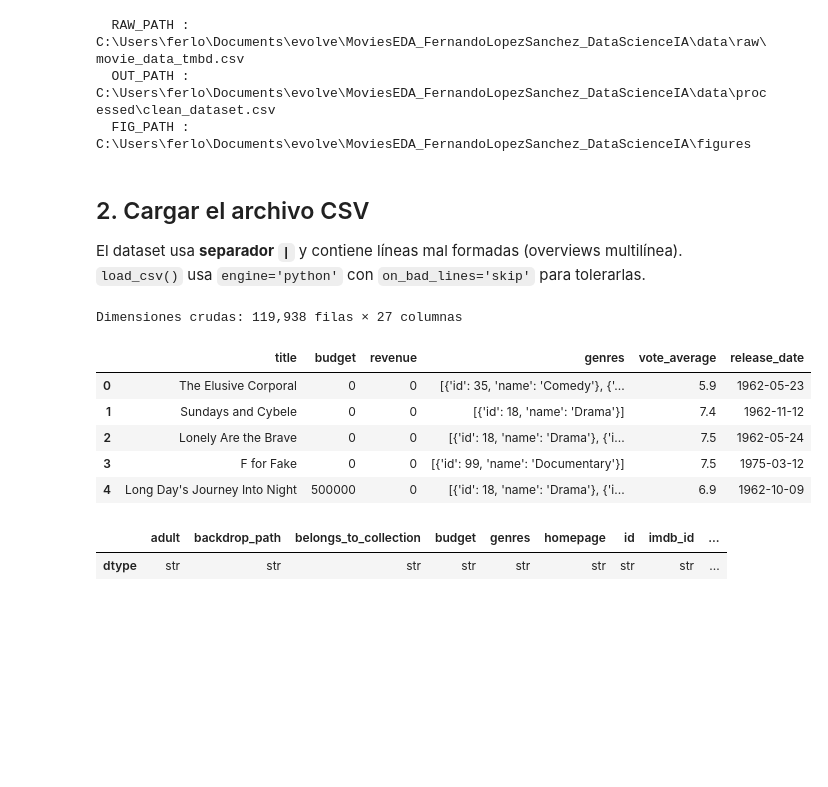
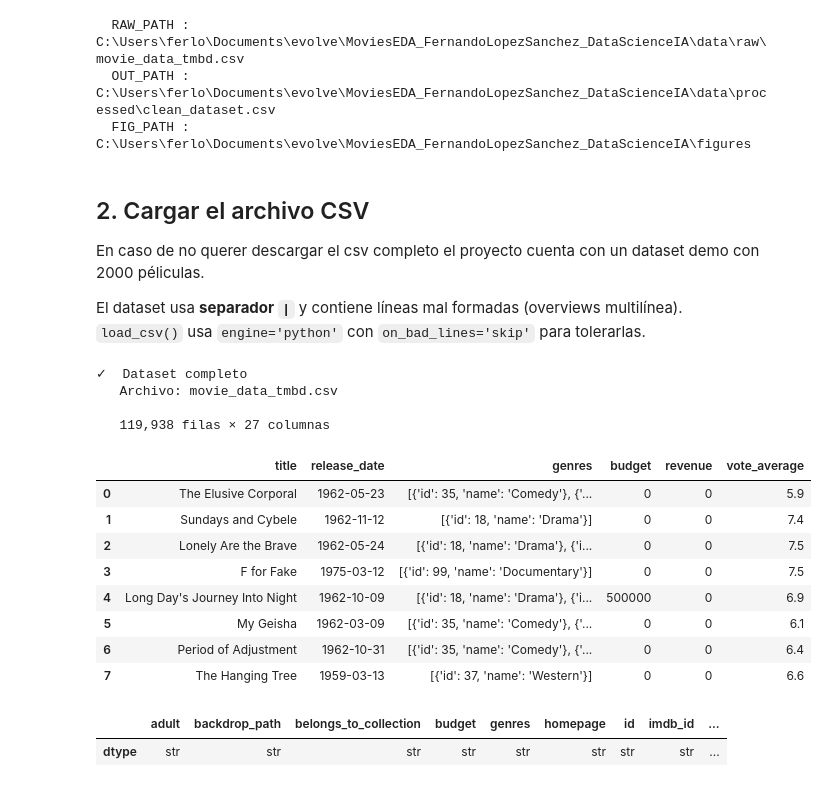
Before and after one commit to FLopez26/MoviesEDA_FernandoLopezSanchez_DataScienceIA, a Jupyter notebook: notebooks/eda.ipynb, the cells around one changed output. Drawn from its saved outputs; the diff is of its cells as text; code cells hidden in the pictures; blank space fills up the shorter version.

Commit message:
Corrección funcionalidad demo

```diff
--- a/notebooks/eda.ipynb
+++ b/notebooks/eda.ipynb
@@ -86,22 +56,37 @@ print(f"  FIG_PATH : {FIG_PATH}")
   FIG_PATH : C:\Users\ferlo\Documents\evolve\MoviesEDA_FernandoLopezSanchez_DataScienceIA\figures
 # %% [markdown]
 ## 2. Cargar el archivo CSV
+En caso de no querer descargar el csv completo el proyecto cuenta con un dataset demo con 2000 péliculas.
+
 El dataset usa **separador `|`** y contiene líneas mal formadas (overviews multilínea).
 `load_csv()` usa `engine='python'` con `on_bad_lines='skip'` para tolerarlas.
 # %%
-file_path = RAW_PATH   # data/raw/movie_data_tmbd.csv
+# ── MODO DEMO ────────────────────────────────────────────────────────────────
+# DEMO = True  → muestra representativa de 2000 películas (recomendado para presentación)
+# DEMO = False → dataset completo (~120 000 películas)
+DEMO = False
+
+file_path = RAW_PATH.parent / "sample_movie_data.csv" if DEMO else RAW_PATH
+print(f"{'⚠️  MODO DEMO — muestra representativa' if DEMO else '✓  Dataset completo'}")
+print(f"   Archivo: {file_path.name}")
 
 df_raw = load_csv(file_path)
-print(f"Dimensiones crudas: {df_raw.shape[0]:,} filas × {df_raw.shape[1]} columnas")
-display(df_raw[["title","budget","revenue","genres","vote_average","release_date"]].head(5))
+print(f"\n   {df_raw.shape[0]:,} filas × {df_raw.shape[1]} columnas")
+display(df_raw[["title", "release_date", "genres", "budget", "revenue", "vote_average"]].head(8))
 # %% [output]
-Dimensiones crudas: 119,938 filas × 27 columnas
+✓  Dataset completo
+   Archivo: movie_data_tmbd.csv
+
+   119,938 filas × 27 columnas
-|  | title | budget | revenue | genres | vote_average | release_date |
-| 0 | The Elusive Corporal | 0 | 0 | [{'id': 35, 'name': 'Comedy'}, {'... | 5.9 | 1962-05-23 |
-| 1 | Sundays and Cybele | 0 | 0 | [{'id': 18, 'name': 'Drama'}] | 7.4 | 1962-11-12 |
-| 2 | Lonely Are the Brave | 0 | 0 | [{'id': 18, 'name': 'Drama'}, {'i... | 7.5 | 1962-05-24 |
-| 3 | F for Fake | 0 | 0 | [{'id': 99, 'name': 'Documentary'}] | 7.5 | 1975-03-12 |
-| 4 | Long Day's Journey Into Night | 500000 | 0 | [{'id': 18, 'name': 'Drama'}, {'i... | 6.9 | 1962-10-09 |
+|  | title | release_date | genres | budget | revenue | vote_average |
+| 0 | The Elusive Corporal | 1962-05-23 | [{'id': 35, 'name': 'Comedy'}, {'... | 0 | 0 | 5.9 |
+| 1 | Sundays and Cybele | 1962-11-12 | [{'id': 18, 'name': 'Drama'}] | 0 | 0 | 7.4 |
+| 2 | Lonely Are the Brave | 1962-05-24 | [{'id': 18, 'name': 'Drama'}, {'i... | 0 | 0 | 7.5 |
+| 3 | F for Fake | 1975-03-12 | [{'id': 99, 'name': 'Documentary'}] | 0 | 0 | 7.5 |
+| 4 | Long Day's Journey Into Night | 1962-10-09 | [{'id': 18, 'name': 'Drama'}, {'i... | 500000 | 0 | 6.9 |
+| 5 | My Geisha | 1962-03-09 | [{'id': 35, 'name': 'Comedy'}, {'... | 0 | 0 | 6.1 |
+| 6 | Period of Adjustment | 1962-10-31 | [{'id': 35, 'name': 'Comedy'}, {'... | 0 | 0 | 6.4 |
+| 7 | The Hanging Tree | 1959-03-13 | [{'id': 37, 'name': 'Western'}] | 0 | 0 | 6.6 |
 # %%
 # Tipos de datos en crudo (todo str para evitar errores, mas tarde se transformarán a numéricos o fechas)
 df_raw.dtypes.to_frame("dtype").T
```
Also changed, not shown: parts of 2 cells of this notebook.
